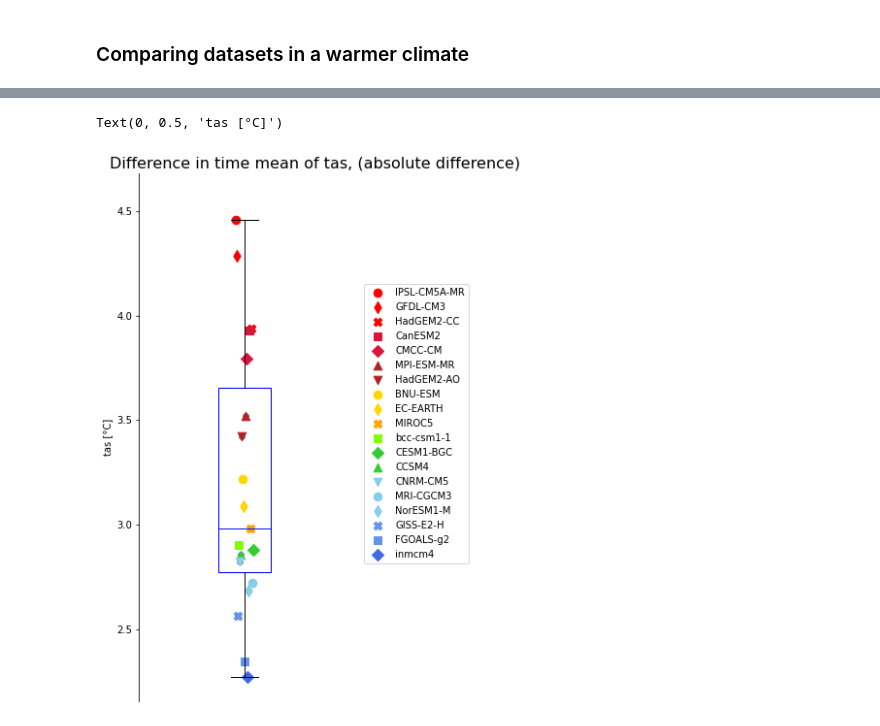
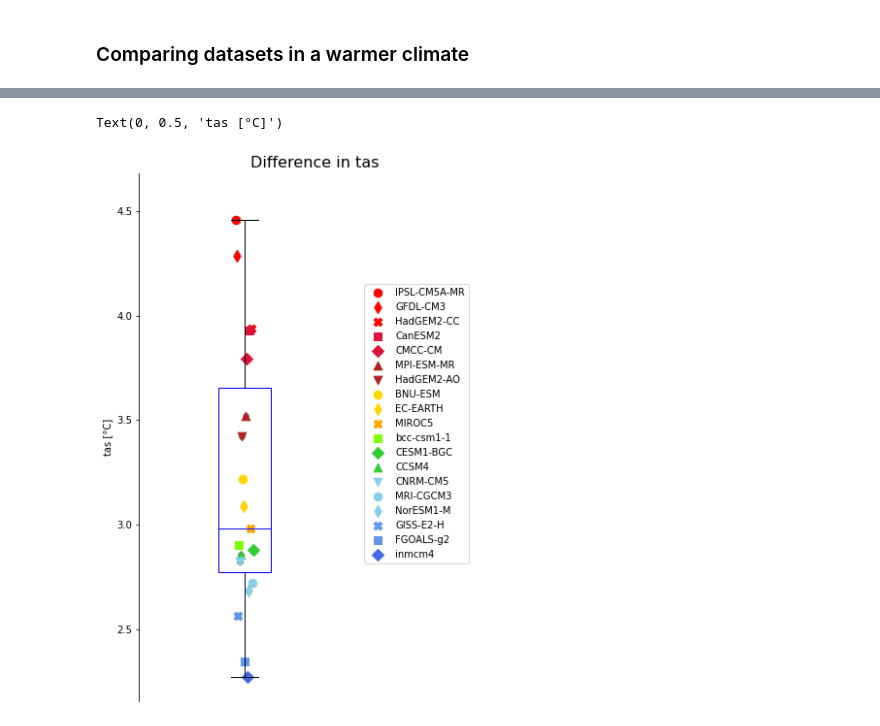
Before and after one commit to PBlackberg/phd, a Jupyter notebook: testing/metric/temp/tas.ipynb, the cells around one changed output, grey strips where cells are left out. Drawn from its saved outputs; the diff is of its cells as text; code cells hidden in the pictures.

```diff
--- a/testing/metric/temp/tas.ipynb
+++ b/testing/metric/temp/tas.ipynb
@@ -17,3 +13,9 @@ from metrics.get_variables.myFuncs import *
+# %%
+import os
+import sys
+home = os.path.expanduser("~") + '/Documents'
+sys.path.insert(0, '{}/phd/functions'.format(home))
+from myFuncs import *
 # %% [markdown]
 ### one dataset
 # %%
@@ -252,17 +291,15 @@ cbar.set_label('{} [{}]'.format('tas', y.units))
 # %%
-absolute_limits = True
+common_limit = True
 quantile_low = 0
 quantile_high = 0.99
-if absolute_limits:
+if common_limit:
     vmin, vmax = [], []
     for dataset in datasets:
-
-        data = get_dsvariable(variable, dataset, experiments[0])[variable]
+        data = get_dsvariable(variable, dataset, experiments[0], home, resolutions[0])[variable]
         y = data.mean(dim='time',keep_attrs=True)
 
         vmin = np.append(vmin, np.quantile(y, quantile_low))
         vmax = np.append(vmax, np.quantile(y, quantile_high))
-
     vmin = np.min(vmin)
     vmax = np.max(vmax)
 
@@ -274,12 +311,11 @@ fig= plt.figure(figsize=(22.5,17.5))
 title = 'time mean of {} field from experiment:{}'.format(variable, experiments[0])
 
 fig.suptitle(title, fontsize=18, x= 0.575, y=0.80)
-
 for i, dataset in enumerate(datasets):
 
     ax= fig.add_subplot(5,4,i+1,projection=cartopy.crs.PlateCarree(central_longitude=180))
 
-    data = get_dsvariable(variable, dataset, experiments[0])[variable]
+    data = get_dsvariable(variable, dataset, experiments[0], home, resolutions[0])[variable]
     y = data.mean(dim=('time'),keep_attrs=True)
 
     cmap = 'coolwarm'
@@ -589,6 +594,25 @@ labels =[
     'CESM1-BGC'     # 19
     ]
 
+labels_cmip6 = [
+    'TaiESM1',        # 1
+    'BCC-CSM2-MR',    # 2
+    'FGOALS-g3',      # 3
+    'CNRM-CM6-1',     # 4
+    'MIROC6',         # 5
+    'MPI-ESM1-2-HR',  # 6
+    'NorESM2-MM',     # 7
+    'GFDL-CM4',       # 8
+    'CanESM5',        # 9
+    'CMCC-ESM2',      # 10
+    'UKESM1-0-LL',    # 11
+    'MRI-ESM2-0',     # 12
+    'CESM2',          # 13
+    'NESM3'           # 14
+    ]
+
+labels = labels_cmip5 + labels_cmip6
+
 colors = [
     'red', 'red', 'red', 'crimson', 'crimson', 'firebrick', 'firebrick', # red
     'gold', 'gold', 'orange', # yellow
@@ -599,17 +623,16 @@ colors = [
 markers = ['o','d','X','s','D', '^','v']
 
 
-absolute_limits = True
+common_limit = True
 quantile_low = 0
 quantile_high = 1
-if absolute_limits:
+if common_limit:
     vmin, vmax, y_list = [], [], []
     for dataset in datasets:
-
-        data = get_dsvariable(variable, dataset, experiments[0])[variable]
+        data = get_dsvariable(variable, dataset, experiments[0], home, resolutions[0])[variable]
         aWeights = np.cos(np.deg2rad(data.lat))
-        data_historical = get_dsvariable(variable, dataset, experiment='historical')[variable].weighted(aWeights).mean(dim=('time','lat','lon'))
-        data_rcp = get_dsvariable(variable, dataset, experiment='rcp85')[variable].weighted(aWeights).mean(dim=('time','lat','lon'))
+        data_historical = get_dsvariable(variable, dataset, experiment='historical', resolution = resolutions[0])[variable].weighted(aWeights).mean(dim=('time','lat','lon'))
+        data_rcp = get_dsvariable(variable, dataset, experiment='rcp85', resolution = resolutions[0])[variable].weighted(aWeights).mean(dim=('time','lat','lon'))
 
         datadiff = data_rcp - data_historical
         # datadiff = (datadiff/data_historical)*100
@@ -627,47 +650,38 @@ else:
     vmin, vmax = None, None
 
 
-
 plt.figure(figsize=(6.5,10))
-title = 'Difference in time mean of {}, ({})'.format(variable, 'absolute difference')
+title = 'Difference in {}'.format(variable)
 plt.xlim(0,1)
 plt.ylim(vmin*0.95, vmax*1.05)
 
 y= []
 for dataset in datasets:
-
-    data = get_dsvariable(variable, dataset, experiments[0])[variable]
+    data = get_dsvariable(variable, dataset, experiments[0], home, resolutions[0])[variable]
     aWeights = np.cos(np.deg2rad(data.lat))
-    data_historical = get_dsvariable(variable, dataset, experiment='historical')[variable].weighted(aWeights).mean(dim=('time','lat','lon'))
-    data_rcp = get_dsvariable(variable, dataset, experiment='rcp85')[variable].weighted(aWeights).mean(dim=('time','lat','lon'))
-
+    data_historical = get_dsvariable(variable, dataset, experiment='historical', resolution = resolutions[0])[variable].weighted(aWeights).mean(dim=('time','lat','lon'))
+    data_rcp = get_dsvariable(variable, dataset, experiment='rcp85', resolution = resolutions[0])[variable].weighted(aWeights).mean(dim=('time','lat','lon'))
     datadiff = data_rcp - data_historical
-
-
-
     # datadiff = (datadiff/data_historical)*100
     y = np.append(y, datadiff)
 
 plt.boxplot(y,vert=True, positions= [0.3], patch_artist=True, medianprops = dict(color="b",linewidth=1),boxprops = dict(color="b",facecolor='w',zorder=0)
             ,sym='+',flierprops = dict(color="r"))
-
 x = np.linspace(0.3-0.025, 0.3+0.025, len(y))
 plt.scatter(x, y, c='k', alpha=0.4)
 
 if labels:
     datasets_order = np.array(datasets)[order]
     labels_order = datasets_order[np.isin(datasets_order, np.array(labels))].tolist()
-
     for i, label in enumerate(labels_order):
         dataset_idx= datasets.index(label)
         plt.scatter(x[dataset_idx],y[dataset_idx],c=colors[i], marker = markers[i%7], s=75,  label=label)
-
     plt.legend(bbox_to_anchor=(0.95,0.8))
 
 plt.xticks([])
 sns.despine(top=True, right=True, left=False, bottom=True)
 plt.title(title, fontsize = 16)
 plt.ylabel('tas [{}]'.format('\u00B0C'))
 # %% [output]
 Text(0, 0.5, 'tas [°C]')
-[figure, old version]
+[figure, new version]
```
Also changed, not shown: parts of 9 cells of this notebook, 12 other files.
